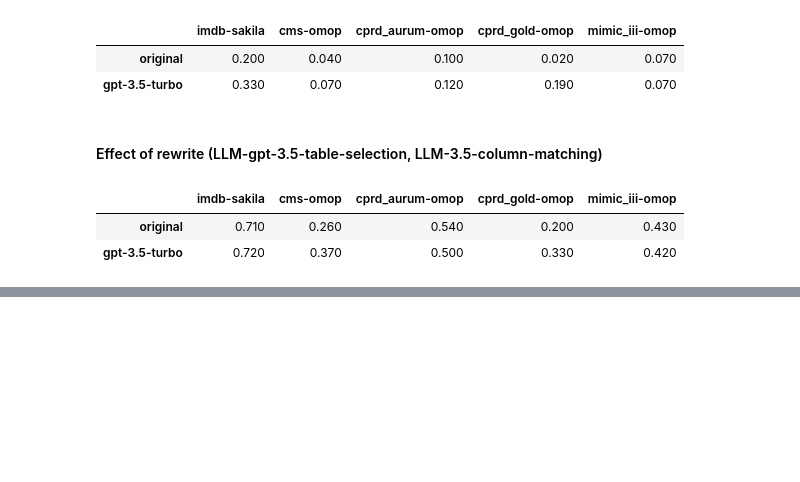
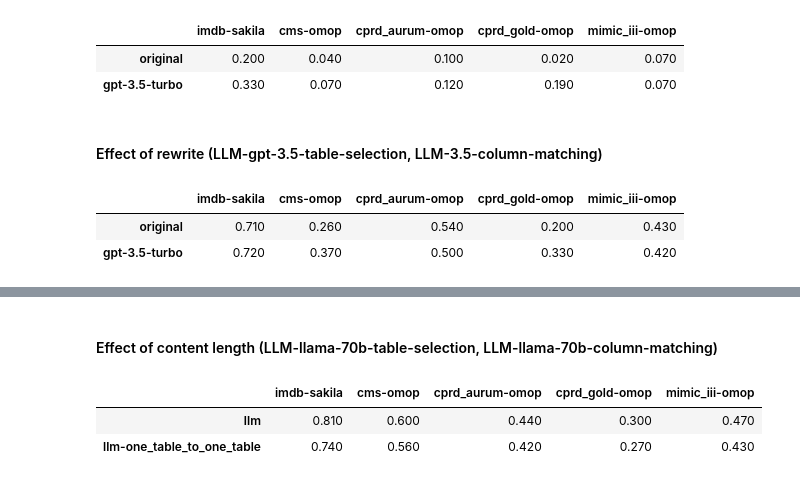
Before and after one commit to knowledge-fusion/LLMatch, a Jupyter notebook: workspace.ipynb, the cells around one changed output, grey strips where cells are left out. Drawn from its saved outputs; the diff is of its cells as text; code cells hidden in the pictures; blank space fills up the shorter version.

```diff
--- a/workspace.ipynb
+++ b/workspace.ipynb
@@ -140,0 +157,9 @@ main_result
+# %%
+main_result = effect_of_context_length(llm='deepinfra/meta-llama/Meta-Llama-3.1-70B-Instruct')
+display(Markdown("#### Effect of content length (LLM-llama-70b-table-selection, LLM-llama-70b-column-matching)"))
+main_result
+# %% [output]
+#### Effect of content length (LLM-llama-70b-table-selection, LLM-llama-70b-column-matching)
+|  | imdb-sakila | cms-omop | cprd_aurum-omop | cprd_gold-omop | mimic_iii-omop |
+| llm | 0.810 | 0.600 | 0.440 | 0.300 | 0.470 |
+| llm-one_table_to_one_table | 0.740 | 0.560 | 0.420 | 0.270 | 0.430 |
```
Also changed, not shown: parts of 7 cells of this notebook, 6 other files.
